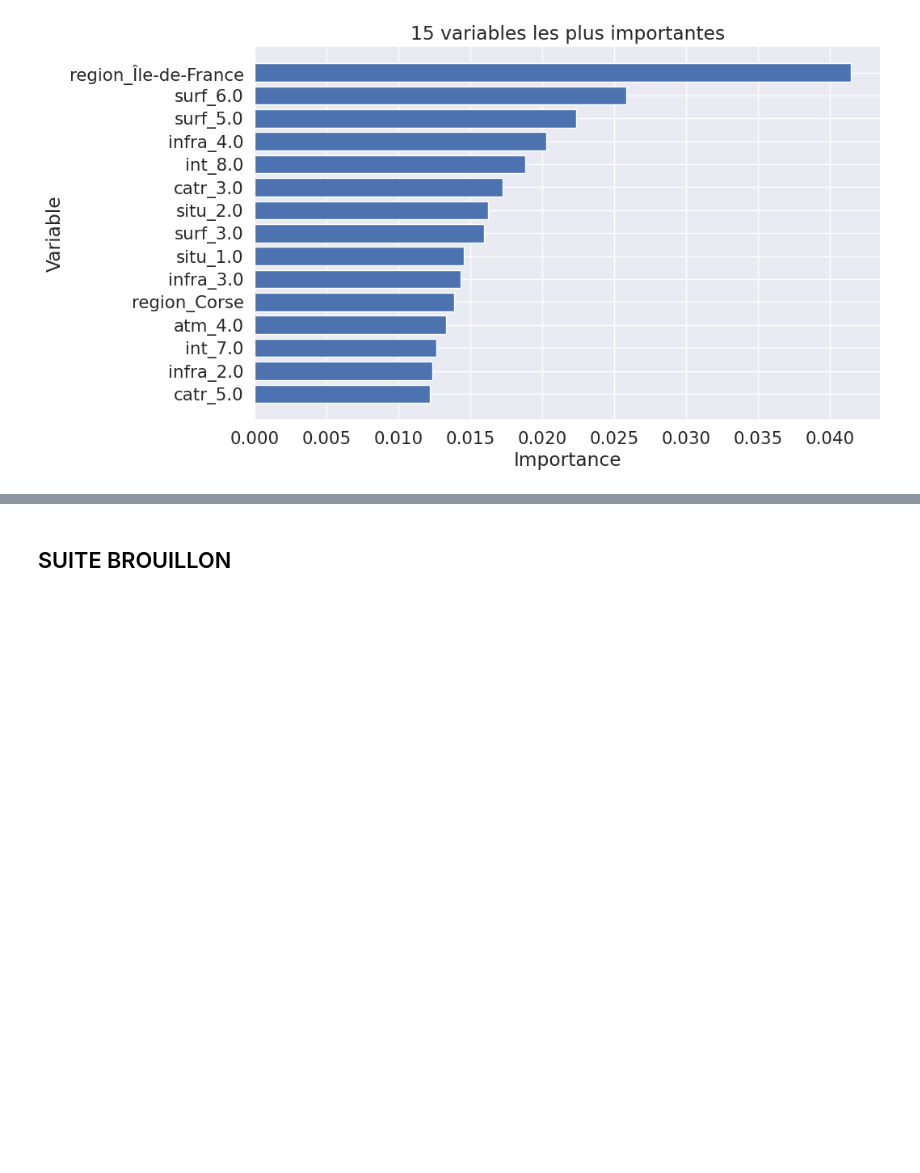
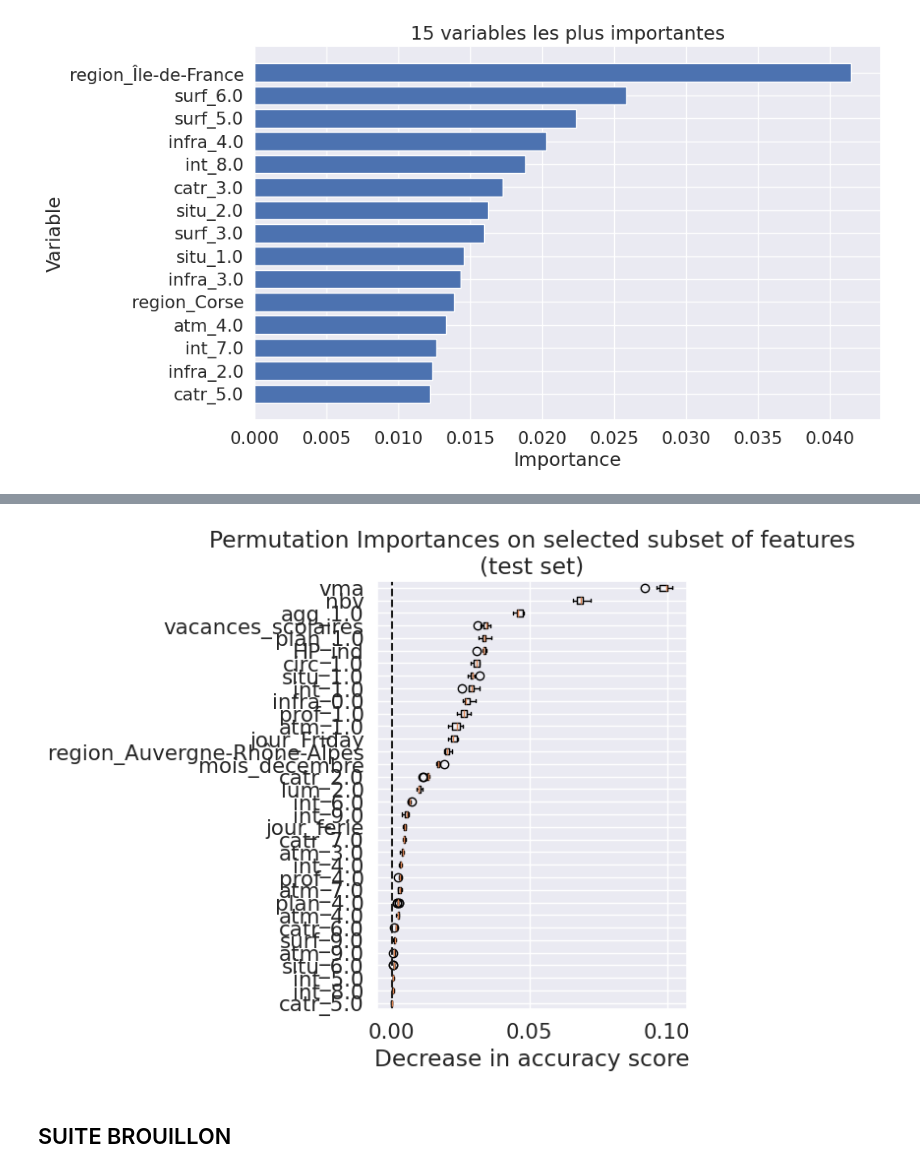
Before and after one commit to solinemignot/statapp_sujet26, a Jupyter notebook: Partie2_ML/XGBoost.ipynb, the cells around one changed output, grey strips where cells are left out. Cells and saved outputs as stored; diff of their text form; code cells hidden in the pictures; blank space fills up the shorter version.

```diff
--- a/Partie2_ML/XGBoost.ipynb
+++ b/Partie2_ML/XGBoost.ipynb
@@ -321,3 +383,12 @@ plt.show()
+# %%
+fig, ax = plt.subplots(figsize=(7, 6))
+plot_permutation_importance(clf_sel, X_test_sel, y_test_2, ax)
+ax.set_title("Permutation Importances on selected subset of features\n(test set)")
+ax.set_xlabel("Decrease in accuracy score")
+ax.figure.tight_layout()
+plt.show()
+# %% [output]
+[figure, added]
 # %% [markdown]
 ## SUITE BROUILLON
 # %%
```
Also changed, not shown: parts of 4 cells of this notebook.
